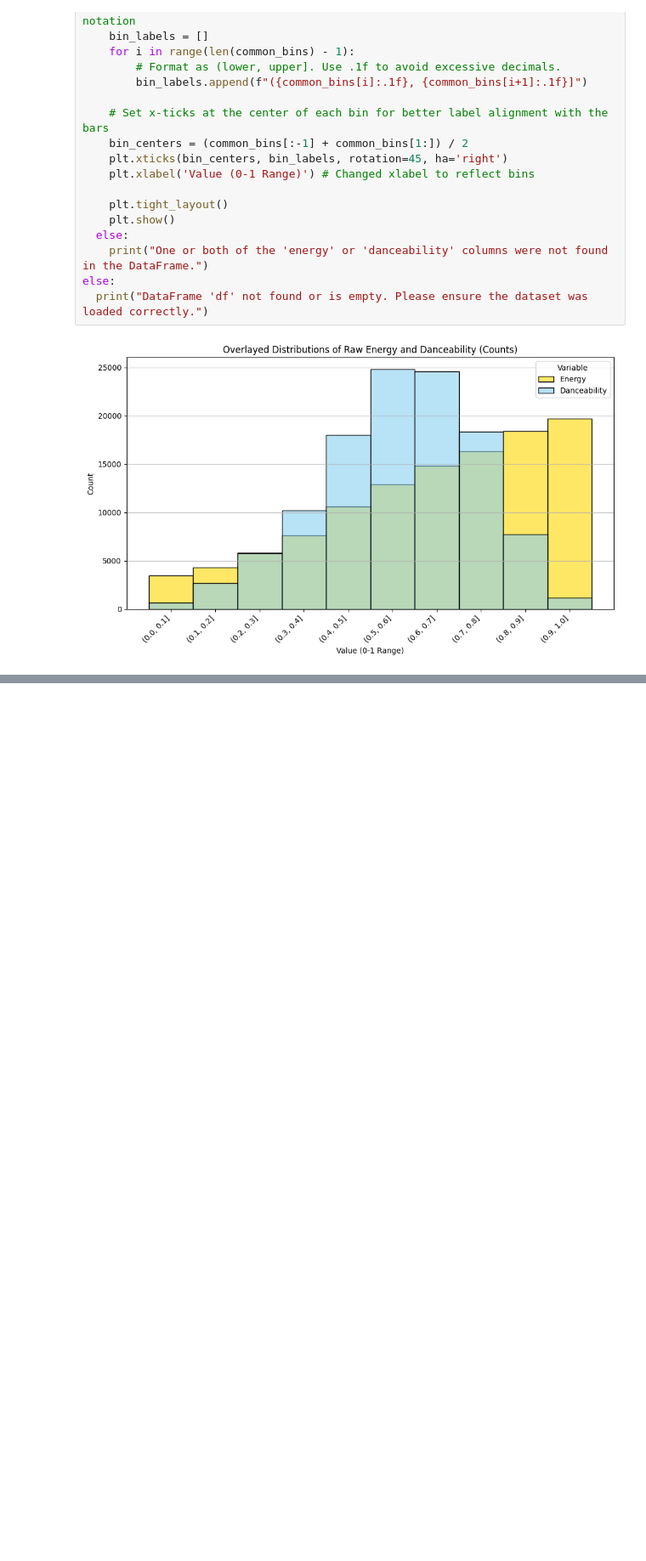
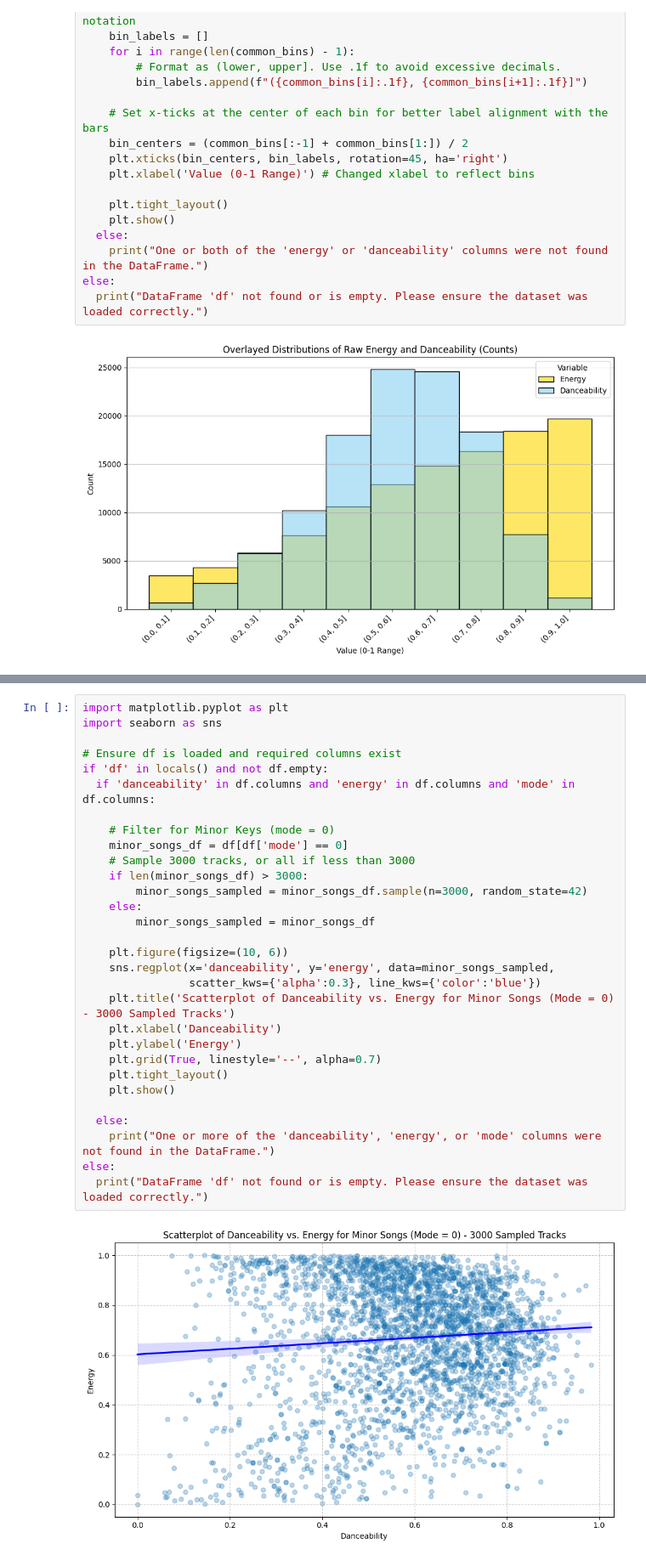
Before and after one commit to jak0110/Group-6-Project, a Jupyter notebook: GISC.ipynb, the cells around one changed output, grey strips where cells are left out. Shown at 85% size. Saved outputs shown, nothing was run; the diff lists cells and outputs as text; blank space fills up the shorter version.

```diff
--- a/GISC.ipynb
+++ b/GISC.ipynb
@@ -630,0 +693,32 @@ else:
+# %%
+import matplotlib.pyplot as plt
+import seaborn as sns
+
+# Ensure df is loaded and required columns exist
+if 'df' in locals() and not df.empty:
+  if 'danceability' in df.columns and 'energy' in df.columns and 'mode' in df.columns:
+
+    # Filter for Minor Keys (mode = 0)
+    minor_songs_df = df[df['mode'] == 0]
+    # Sample 3000 tracks, or all if less than 3000
+    if len(minor_songs_df) > 3000:
+        minor_songs_sampled = minor_songs_df.sample(n=3000, random_state=42)
+    else:
+        minor_songs_sampled = minor_songs_df
+
+    plt.figure(figsize=(10, 6))
+    sns.regplot(x='danceability', y='energy', data=minor_songs_sampled,
+                scatter_kws={'alpha':0.3}, line_kws={'color':'blue'})
+    plt.title('Scatterplot of Danceability vs. Energy for Minor Songs (Mode = 0) - 3000 Sampled Tracks')
+    plt.xlabel('Danceability')
+    plt.ylabel('Energy')
+    plt.grid(True, linestyle='--', alpha=0.7)
+    plt.tight_layout()
+    plt.show()
+
+  else:
+    print("One or more of the 'danceability', 'energy', or 'mode' columns were not found in the DataFrame.")
+else:
+  print("DataFrame 'df' not found or is empty. Please ensure the dataset was loaded correctly.")
+# %% [output]
+[figure, added]
```
Also changed, not shown: parts of 3 cells of this notebook.
